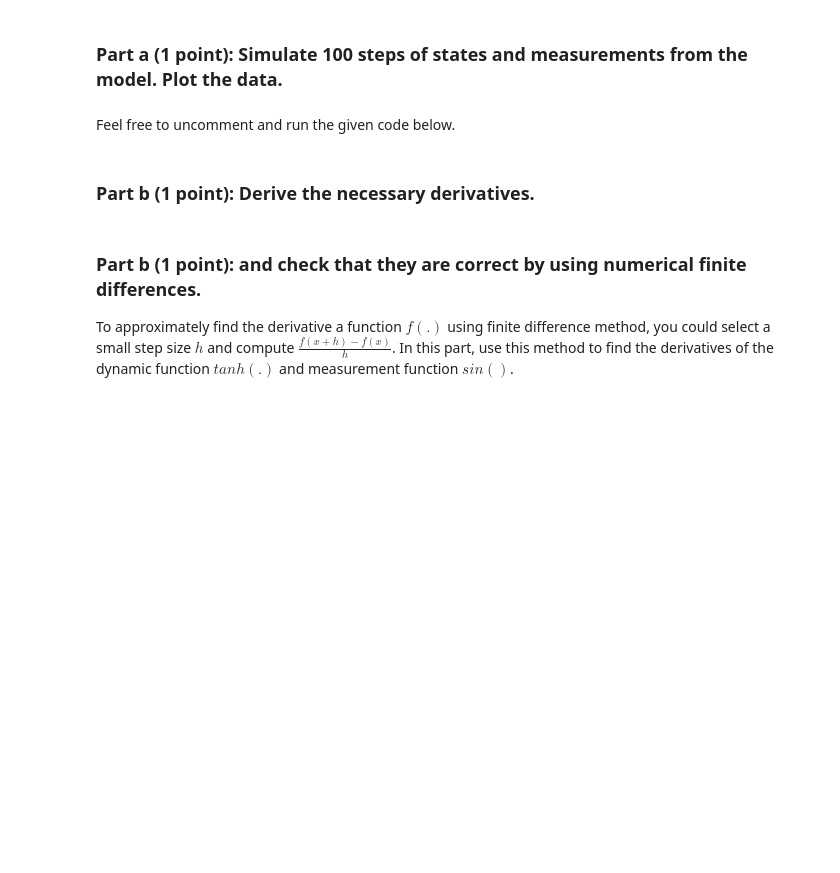
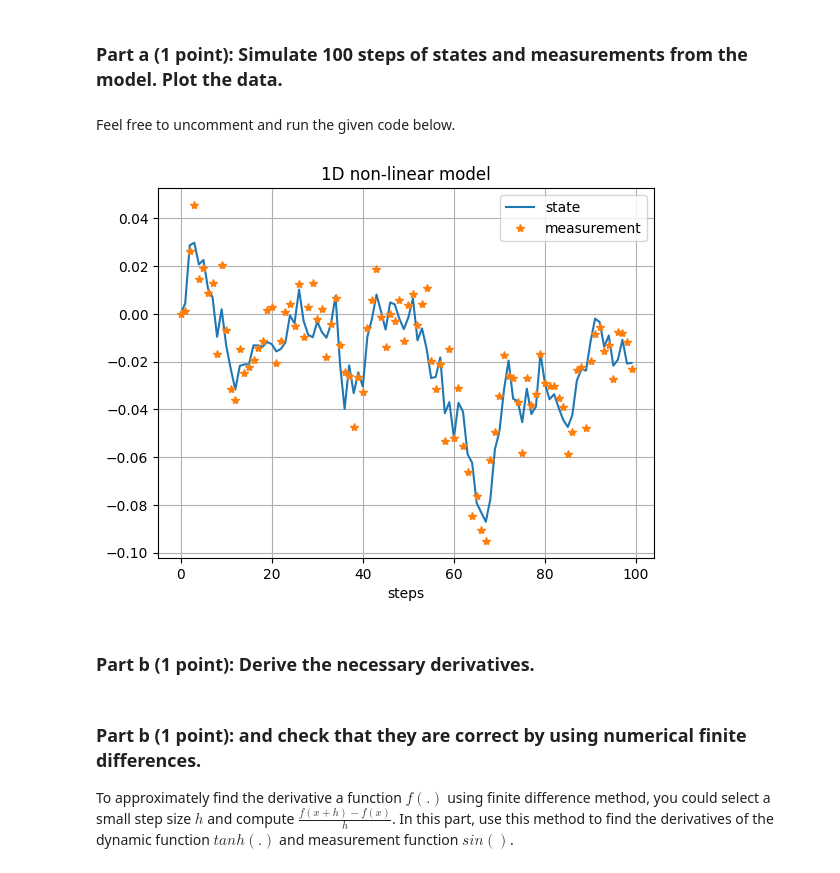
Before and after one commit to Nandu-Jagdish/BasicsOfSensorFusion23_Aalto, a Jupyter notebook: Homework10/HW10.ipynb, the cells around one changed output. Saved outputs shown, nothing was run; the diff lists cells and outputs as text; code cells hidden in the pictures; blank space fills up the shorter version.

```diff
--- a/Homework10/HW10.ipynb
+++ b/Homework10/HW10.ipynb
@@ -33,18 +33,23 @@ def model_simulation(seed_number, steps):
     # To draw random samples from a normal (Gaussian) distribution, you could use np.random.normal function
     # Attention: the arguments of np.random.normal are mean and "Standard deviation"
     # YOUR CODE HERE
-    raise NotImplementedError()
+    for i in range(1, steps):
+        xs[i] = np.tanh(xs[i-1]) + np.random.normal(0, 0.1**2)
+        ys[i] = np.sin(xs[i]) + np.random.normal(0, 0.1**2)
+    # raise NotImplementedError()
     return xs, ys # do not change this line
 # %% [markdown]
 Feel free to uncomment and run the given code below.
 # %%
-# xs, ys = model_simulation(5, 100)
-# plt.plot(xs, label='state')
-# plt.plot(ys, '*', label='measurement')
-# plt.title('1D non-linear model')
-# plt.xlabel('steps')
-# plt.legend()
-# plt.grid();
+xs, ys = model_simulation(5, 100)
+plt.plot(xs, label='state')
+plt.plot(ys, '*', label='measurement')
+plt.title('1D non-linear model')
+plt.xlabel('steps')
+plt.legend()
+plt.grid();
+# %% [output]
+[figure, added]
 # %% [markdown]
 ### Part b (1 point): Derive the necessary derivatives.
 # %%
```
Also changed, not shown: parts of 2 cells of this notebook.
